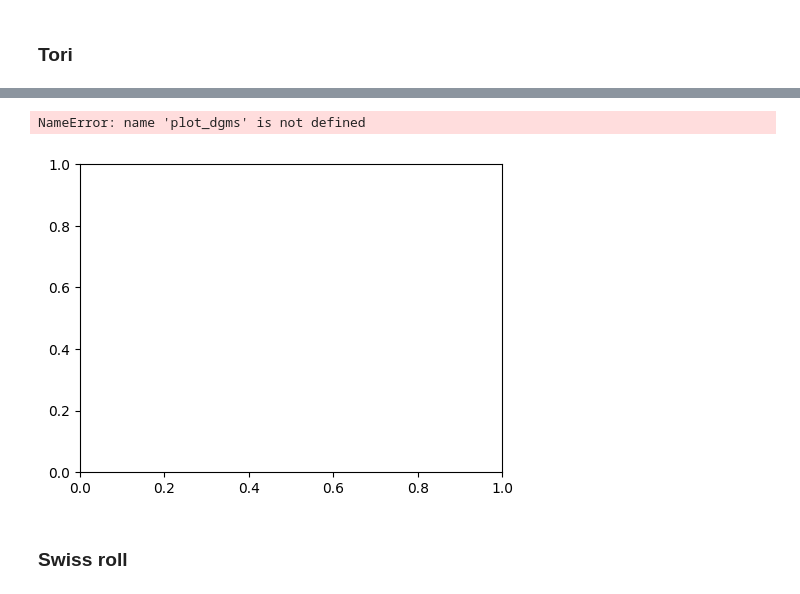
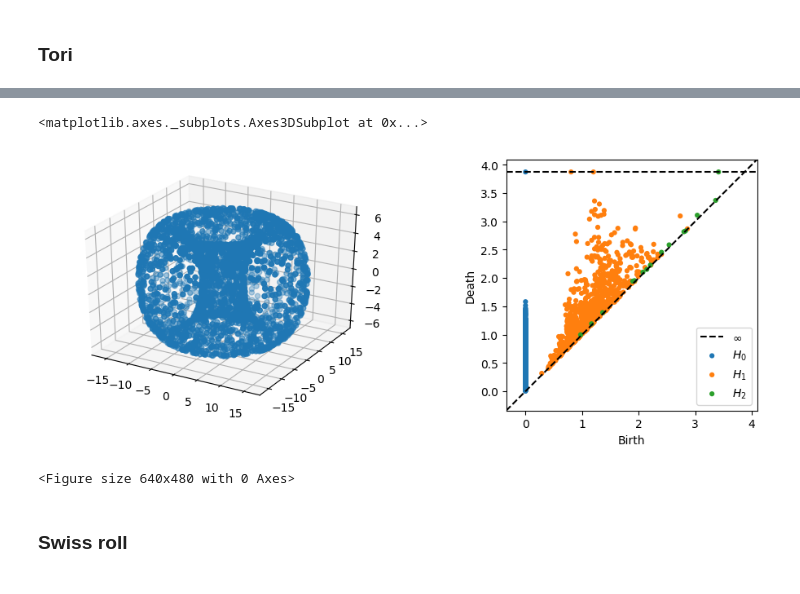
Before and after one commit to lordgrilo/WCNTDA2019, a Jupyter notebook: tda-notebooks/04_Simple_ripser_example.ipynb, the cells around one changed output, grey strips where cells are left out. Drawn from its saved outputs; the diff is of its cells as text; code cells hidden in the pictures.

```diff
--- a/tda-notebooks/04_Simple_ripser_example.ipynb
+++ b/tda-notebooks/04_Simple_ripser_example.ipynb
@@ -87,18 +87,18 @@ tadasets.plot3d(t,ax = ax)
 # %%
 t = tadasets.torus(n=3000, c=10,a=6)
 dgms = ripser(t, maxdim=2, thresh=4)['dgms']
 
 fig = plt.figure(figsize=(12,4))
 plt.subplot(122)
-plot_dgms(dgms)
+plot_diagrams(dgms)
 ax = plt.subplot(121,projection='3d')
 tadasets.plot3d(t,ax = ax)
 
-
 #What happens with limited sampling? or limited distances?
 # %% [output]
-NameError: name 'plot_dgms' is not defined
+<matplotlib.axes._subplots.Axes3DSubplot at 0x...>
-[figure, old version]
+[figure, new version]
+<Figure size 640x480 with 0 Axes>
 # %% [markdown]
 ### Swiss roll
 # %%
```
Also changed, not shown: parts of 7 cells of this notebook, 19 other files.
